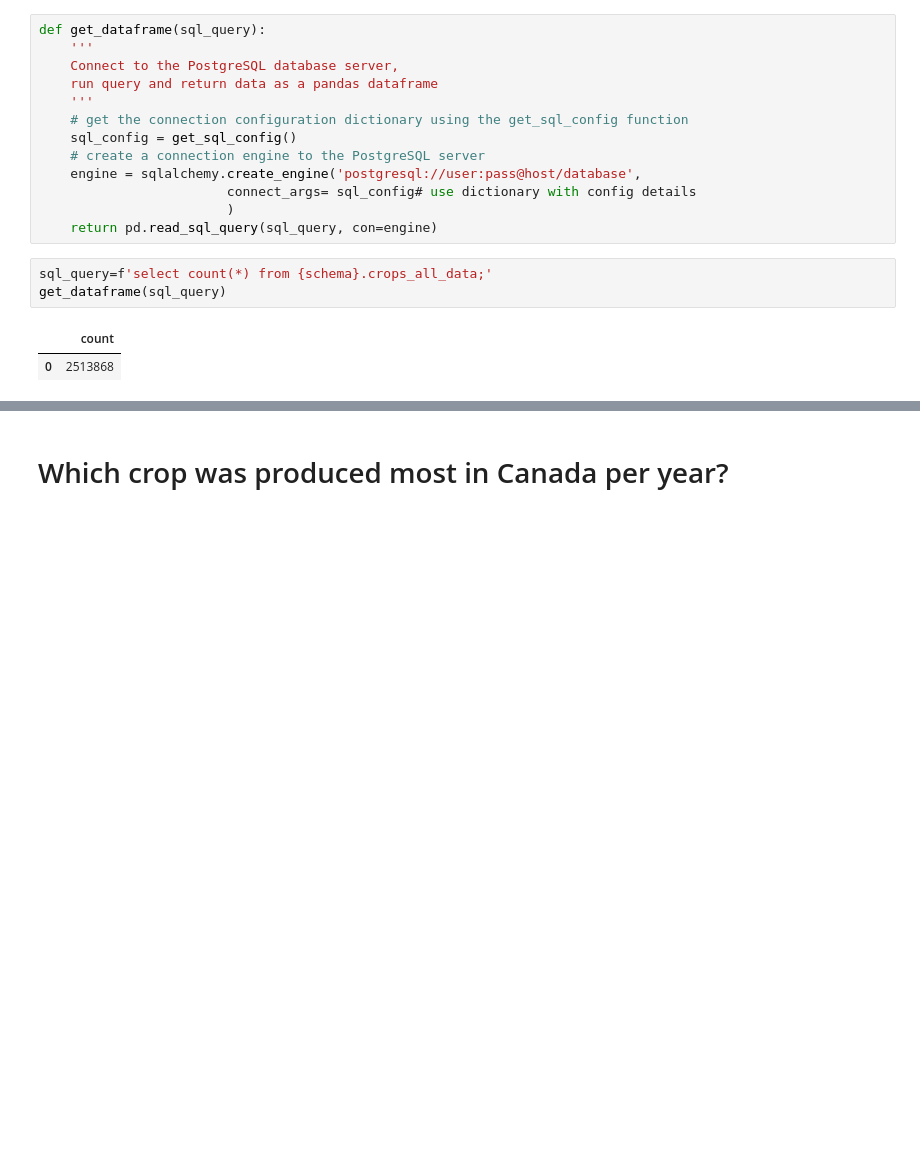
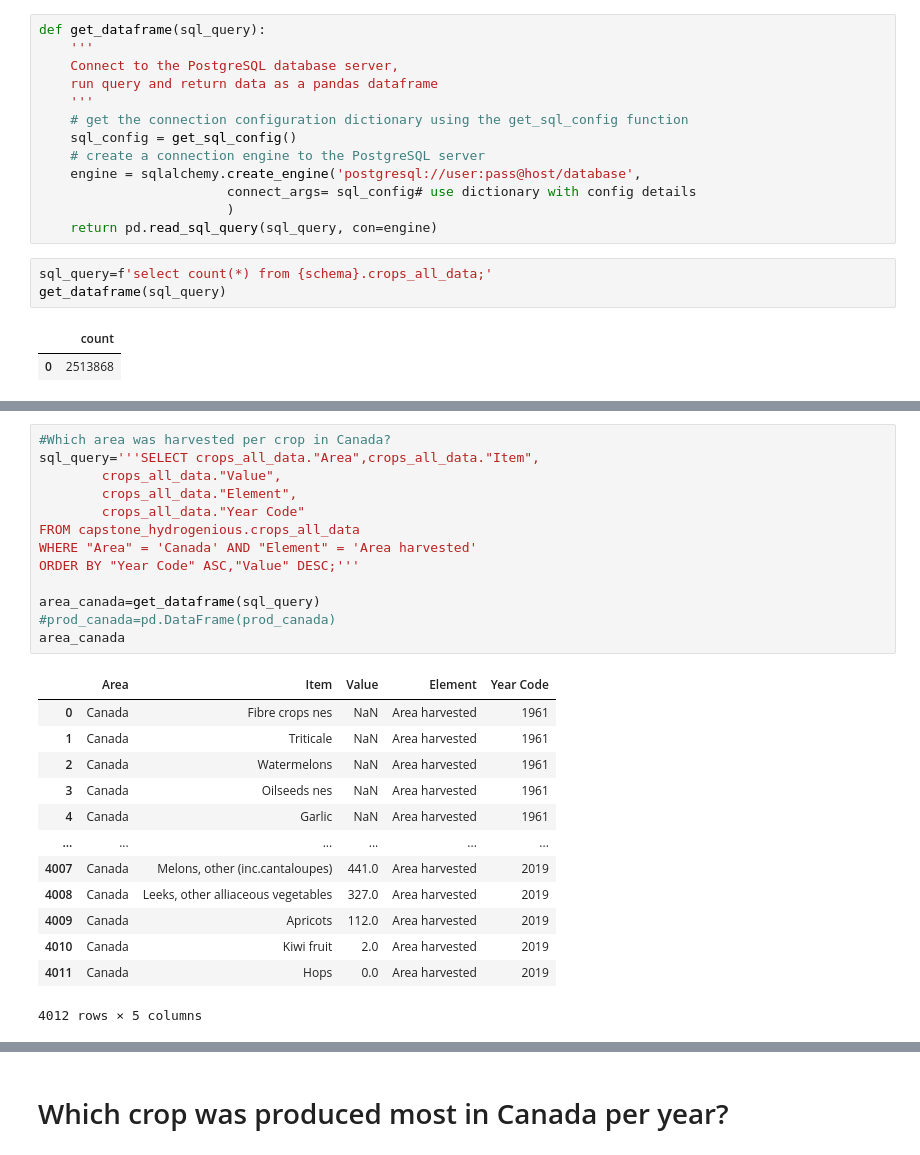
Before and after one commit to ElnazSaeidi/capstone-project-AEJS, a Jupyter notebook: Crop_Data_Anja.ipynb, the cells around one changed output, grey strips where cells are left out. Saved outputs shown, nothing was run; the diff lists cells and outputs as text; blank space fills up the shorter version.

```diff
--- a/Crop_Data_Anja.ipynb
+++ b/Crop_Data_Anja.ipynb
@@ -202,3 +204,30 @@ prod_canada
 | 4147 | Canada | Fruit, fresh nes | 0.0 | Production | 2019 |
 | 4148 | Canada | Hops | 0.0 | Production | 2019 |
 4149 rows × 5 columns
+# %%
+#Which area was harvested per crop in Canada?
+sql_query='''SELECT crops_all_data."Area",crops_all_data."Item",
+		crops_all_data."Value",
+		crops_all_data."Element",
+		crops_all_data."Year Code"
+FROM capstone_hydrogenious.crops_all_data
+WHERE "Area" = 'Canada' AND "Element" = 'Area harvested'
+ORDER BY "Year Code" ASC,"Value" DESC;'''
+
+area_canada=get_dataframe(sql_query)
+#prod_canada=pd.DataFrame(prod_canada)
+area_canada
+# %% [output]
+|  | Area | Item | Value | Element | Year Code |
+| 0 | Canada | Fibre crops nes | NaN | Area harvested | 1961 |
+| 1 | Canada | Triticale | NaN | Area harvested | 1961 |
+| 2 | Canada | Watermelons | NaN | Area harvested | 1961 |
+| 3 | Canada | Oilseeds nes | NaN | Area harvested | 1961 |
+| 4 | Canada | Garlic | NaN | Area harvested | 1961 |
+| ... | ... | ... | ... | ... | ... |
+| 4007 | Canada | Melons, other (inc.cantaloupes) | 441.0 | Area harvested | 2019 |
+| 4008 | Canada | Leeks, other alliaceous vegetables | 327.0 | Area harvested | 2019 |
+| 4009 | Canada | Apricots | 112.0 | Area harvested | 2019 |
+| 4010 | Canada | Kiwi fruit | 2.0 | Area harvested | 2019 |
+| 4011 | Canada | Hops | 0.0 | Area harvested | 2019 |
+4012 rows × 5 columns
```
Also changed, not shown: parts of 35 cells of this notebook.
